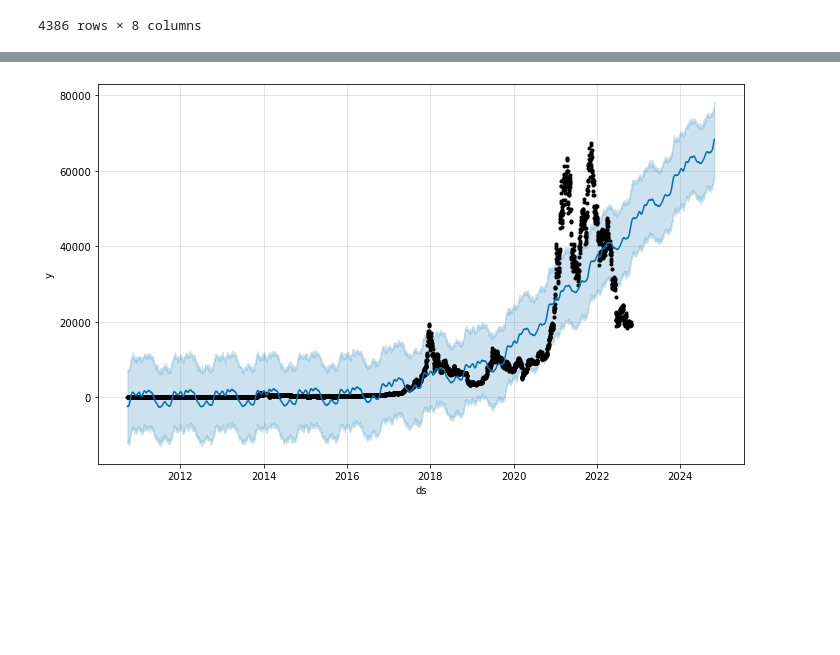
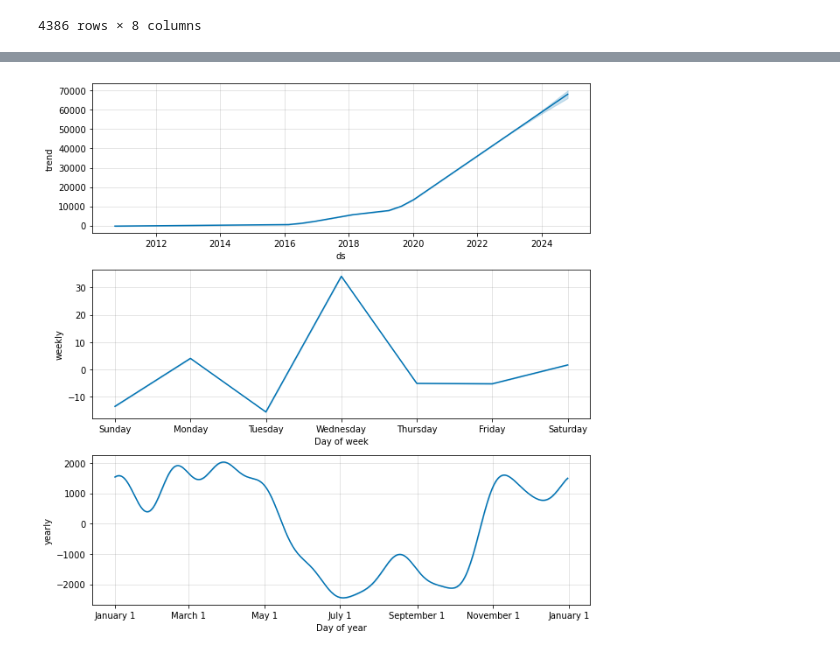
Before and after one commit to guevarch/projectchris, a Jupyter notebook: Final/BTC Prophet Prices.ipynb, the cells around one changed output, grey strips where cells are left out. Drawn from its saved outputs; the diff is of its cells as text; code cells hidden in the pictures; blank space fills up the shorter version.

```diff
--- a/Final/Btc Prices Comparison.ipynb
+++ b/Final/BTC Prophet Prices.ipynb
@@ -79,8 +79,7 @@ forecast[['ds', 'yhat', 'yhat_lower','yhat_upper']].tail()
-# %%
-fig1 = m.plot(forecast)
-plt.savefig("../static/autocorrelationprices.png", dpi = 72)
-# %% [output]
-[figure, removed]
+# %%
+fig2 = m.plot_components(forecast)
+# %% [output]
+[figure, added]
 # %%
 df_train = df[['date', 'price']]
 df_train = df_train.rename(columns = {"date":"ds", "price":"y"})
```
Also changed, not shown: parts of 4 cells of this notebook, 23 other files.
